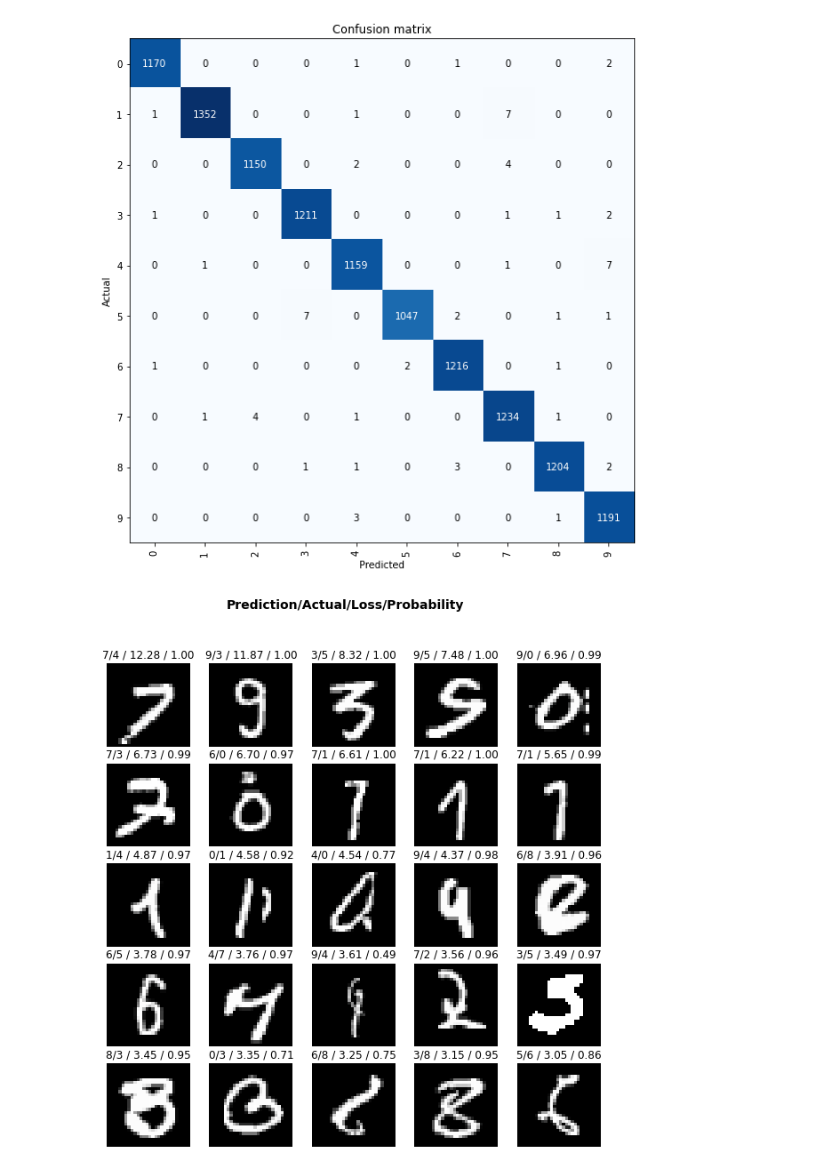
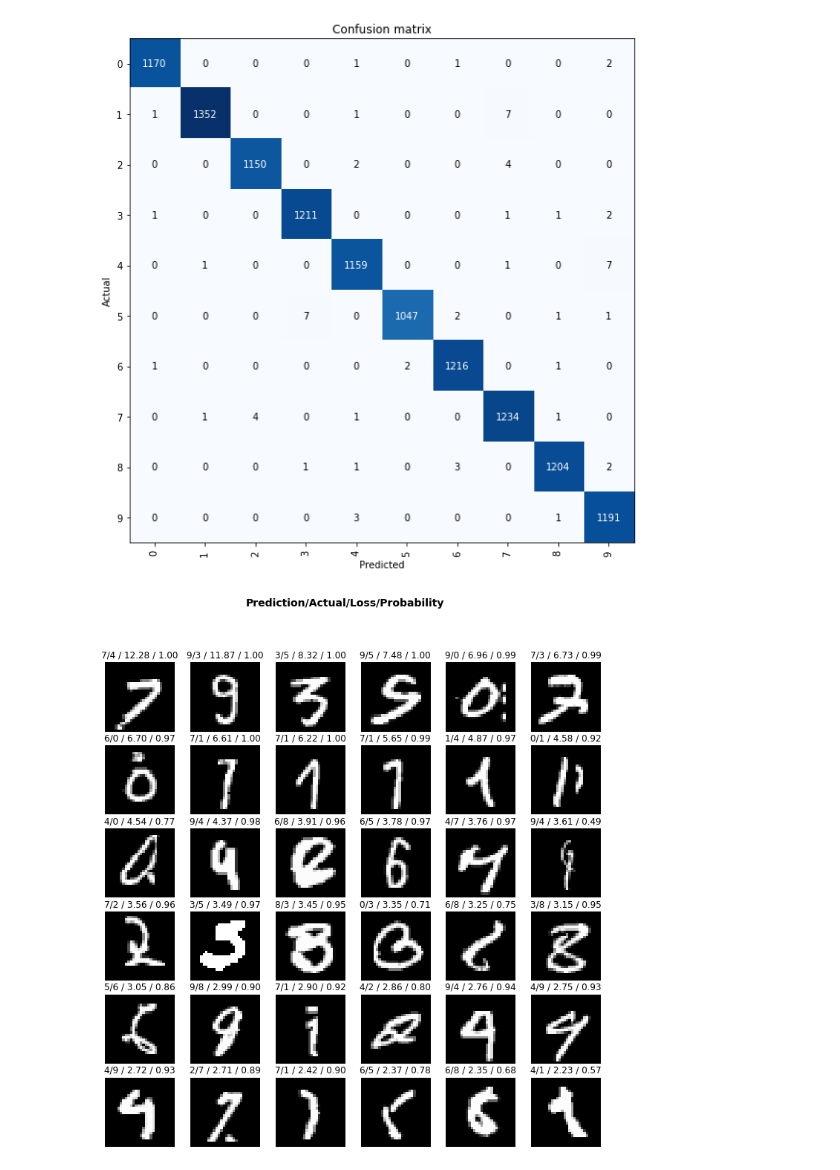
Before and after one commit to vtecftwy/fastbook, a Jupyter notebook: 04_mnist_full_dataset.ipynb, the cells around one changed output. Saved outputs shown, nothing was run; the diff lists cells and outputs as text; code cells hidden in the pictures.

```diff
--- a/04_mnist_full_dataset.ipynb
+++ b/04_mnist_full_dataset.ipynb
@@ -482,6 +482,6 @@ interp_34_unt.plot_confusion_matrix(figsize=(8,8))
 [figure]
 # %%
 # interp_34_unt.most_confused()
-interp_34_unt.plot_top_losses(k=25, figsize=(10,10))
+interp_34_unt.plot_top_losses(k=36, figsize=(12,12))
 # %% [output]
-[figure, old version]
+[figure, new version]
```
Also changed, not shown: parts of 5 cells of this notebook.
